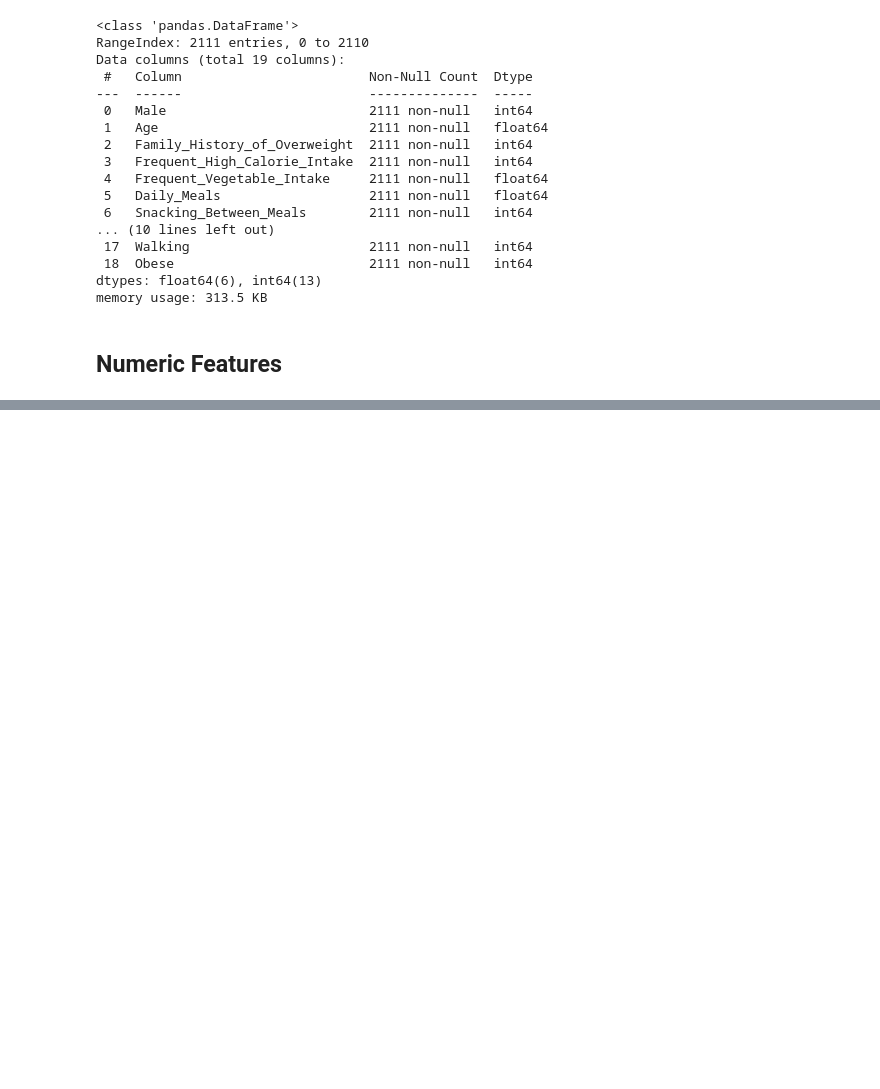
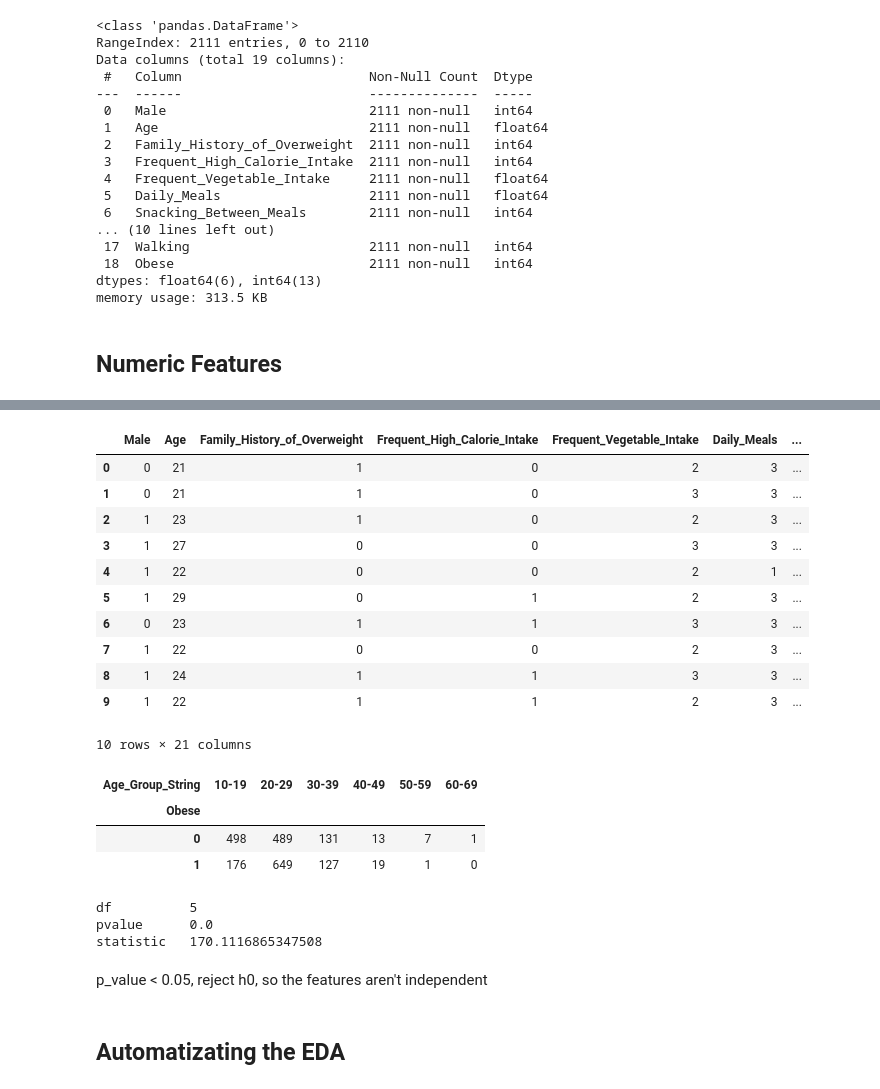
Before and after one commit to Reifhel/ml_models_practice, a Jupyter notebook: 05. Naive Bayes Classifier/Predict obesity/obesity_model.ipynb, the cells around one changed output, grey strips where cells are left out. Drawn from its saved outputs; the diff is of its cells as text; code cells hidden in the pictures; blank space fills up the shorter version.

```diff
--- a/05. Naive Bayes Classifier/Predict obesity/obesity_model.ipynb
+++ b/05. Naive Bayes Classifier/Predict obesity/obesity_model.ipynb
@@ -71,0 +98,44 @@ px.histogram(df_obesity, x="Age")
+# %%
+# Age bucketing
+bins = [10,20,30,40,50,60,70]
+ordinal_bins = [0, 1, 2, 3, 4, 5]
+
+age_group_labels = ['10-19', '20-29', '30-39', '40-49', '50-59', '60-69']
+
+df_obesity['Age_Group_String'] = pd.cut(x = df_obesity.Age, bins=bins, labels=age_group_labels, include_lowest=True)
+df_obesity['Age_Group'] = pd.cut(x = df_obesity.Age, bins=bins, labels=ordinal_bins, include_lowest=True)
+
+df_obesity.head(10)
+# %% [output]
+|  | Male | Age | Family_History_of_Overweight | Frequent_High_Calorie_Intake | Frequent_Vegetable_Intake | Daily_Meals | ... |
+| 0 | 0 | 21 | 1 | 0 | 2 | 3 | ... |
+| 1 | 0 | 21 | 1 | 0 | 3 | 3 | ... |
+| 2 | 1 | 23 | 1 | 0 | 2 | 3 | ... |
+| 3 | 1 | 27 | 0 | 0 | 3 | 3 | ... |
+| 4 | 1 | 22 | 0 | 0 | 2 | 1 | ... |
+| 5 | 1 | 29 | 0 | 1 | 2 | 3 | ... |
+| 6 | 0 | 23 | 1 | 1 | 3 | 3 | ... |
+| 7 | 1 | 22 | 0 | 0 | 2 | 3 | ... |
+| 8 | 1 | 24 | 1 | 1 | 3 | 3 | ... |
+| 9 | 1 | 22 | 1 | 1 | 2 | 3 | ... |
+10 rows × 21 columns
+# %%
+# Create a Contingence Table - Age Group X Obese
+contingence_table_age_group = sm.stats.Table.from_data(df_obesity[["Obese", "Age_Group_String"]])
+contingence_table_age_group.table_orig
+# %% [output]
+| Age_Group_String | 10-19 | 20-29 | 30-39 | 40-49 | 50-59 | 60-69 |
+| Obese |  |  |  |  |  |  |
+| 0 | 498 | 489 | 131 | 13 | 7 | 1 |
+| 1 | 176 | 649 | 127 | 19 | 1 | 0 |
+# %%
+# Pearson Chi-Square Test
+print(contingence_table_age_group.test_nominal_association())
+# %% [output]
+df          5
+pvalue      0.0
+statistic   170.1116865347508
+# %% [markdown]
+p_value < 0.05, reject h0, so the features aren't independent
+# %% [markdown]
+## Automatizating the EDA
```
Also changed, not shown: parts of 10 cells of this notebook.
